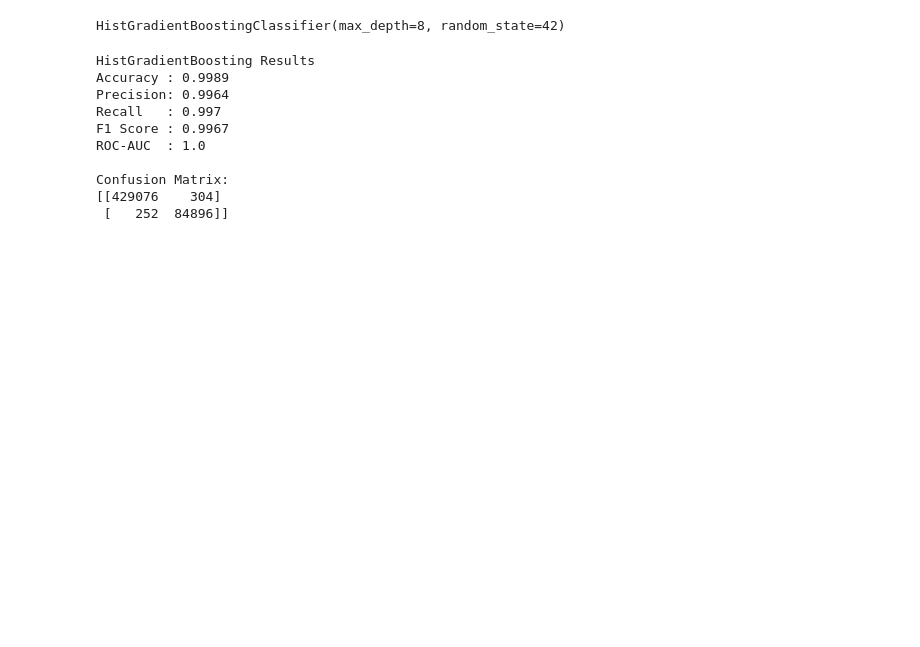
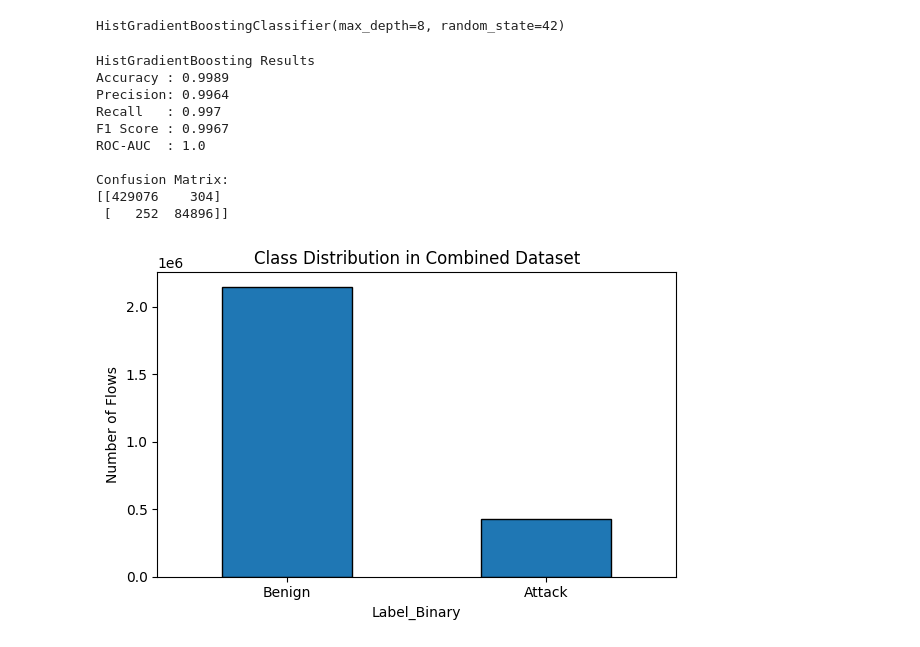
Before and after one commit to YP1545/IDS_project, a Jupyter notebook: notebooks/boosted_ensemble_experiments.ipynb, the cells around one changed output. Saved outputs shown, nothing was run; the diff lists cells and outputs as text; code cells hidden in the pictures; blank space fills up the shorter version.

Commit message:
added graphs and tables to the boosted ensemble notebook

```diff
--- a/notebooks/boosted_ensemble_experiments.ipynb
+++ b/notebooks/boosted_ensemble_experiments.ipynb
@@ -129,3 +129,19 @@ ROC-AUC  : 1.0
 Confusion Matrix:
 [[429076    304]
  [   252  84896]]
+# %%
+# Class Distribution in Combined Dataset
+plt.figure(figsize=(6, 4))
+
+combined["Label_Binary"].value_counts().sort_index().plot(
+    kind="bar",
+    edgecolor="black"
+)
+
+plt.xticks([0, 1], ["Benign", "Attack"], rotation=0)
+plt.ylabel("Number of Flows")
+plt.title("Class Distribution in Combined Dataset")
+plt.tight_layout()
+plt.show()
+# %% [output]
+[figure, added]
```
Also changed, not shown: parts of 4 cells of this notebook, 1 other file.
